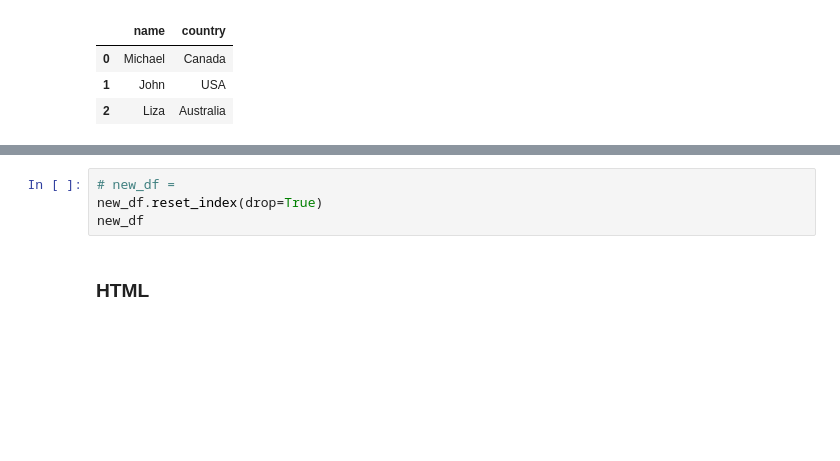
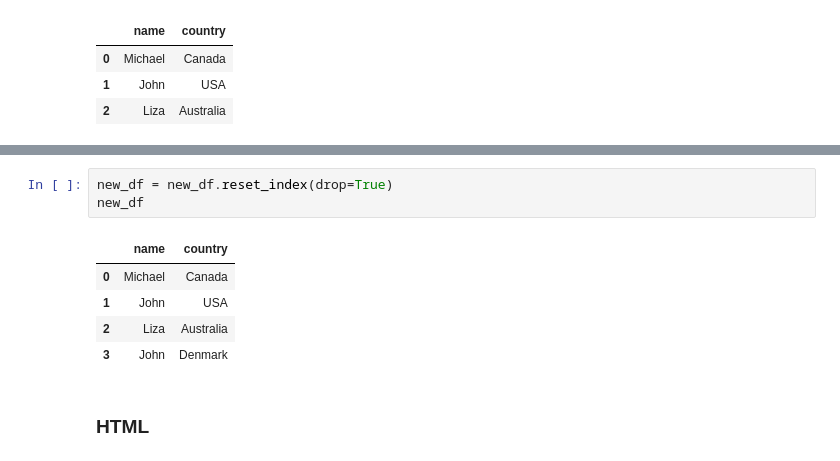
Before and after one commit to YuliiaChorna1/DS-02.1-Statistics-Pandas-, a Jupyter notebook: 2.1_extra_EDA.ipynb, the cells around one changed output, grey strips where cells are left out. Drawn from its saved outputs; the diff is of its cells as text; blank space fills up the shorter version.

```diff
--- a/2.1_extra_EDA.ipynb
+++ b/2.1_extra_EDA.ipynb
@@ -452,7 +462,12 @@ new_df
 # %%
-# new_df =
-new_df.reset_index(drop=True)
+new_df = new_df.reset_index(drop=True)
 new_df
+# %% [output]
+|  | name | country |
+| 0 | Michael | Canada |
+| 1 | John | USA |
+| 2 | Liza | Australia |
+| 3 | John | Denmark |
 # %% [markdown]
 ### HTML
 # %%
```
Also changed, not shown: parts of 43 cells of this notebook.
